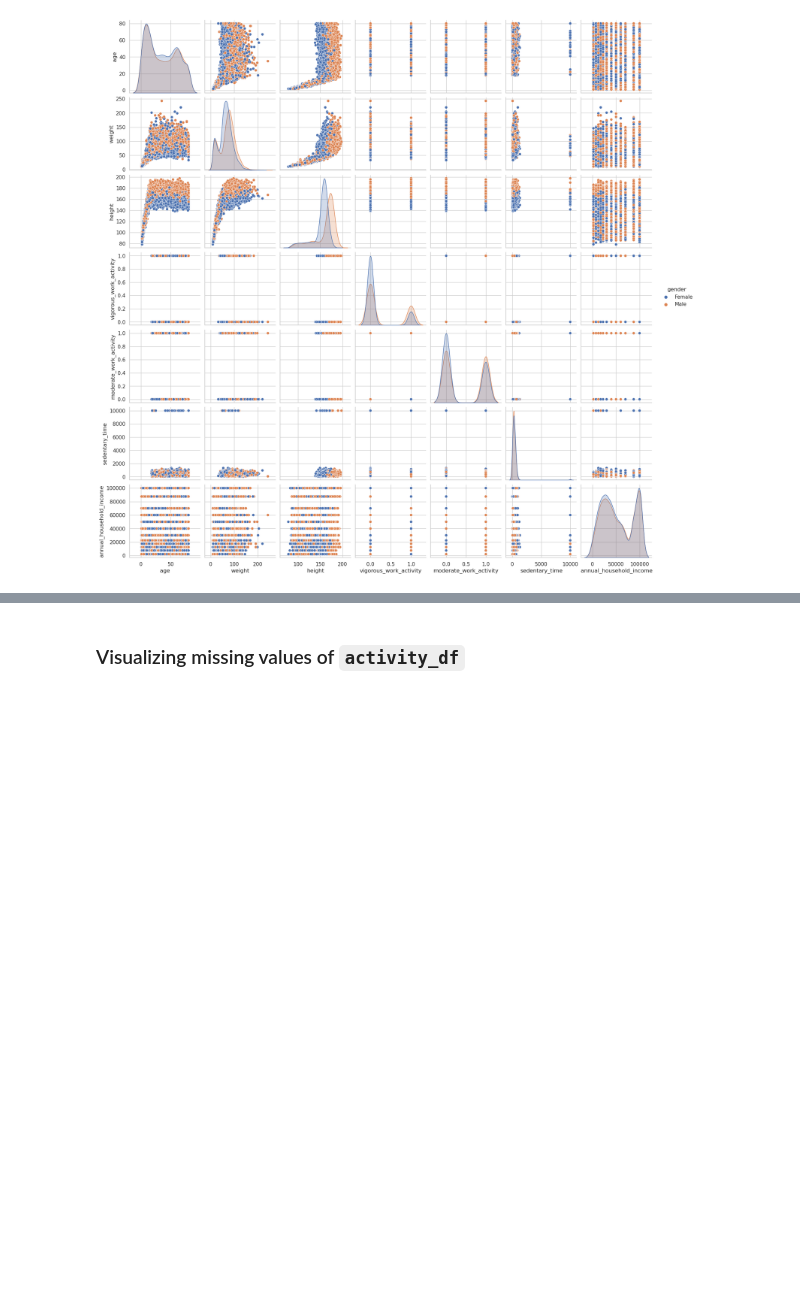
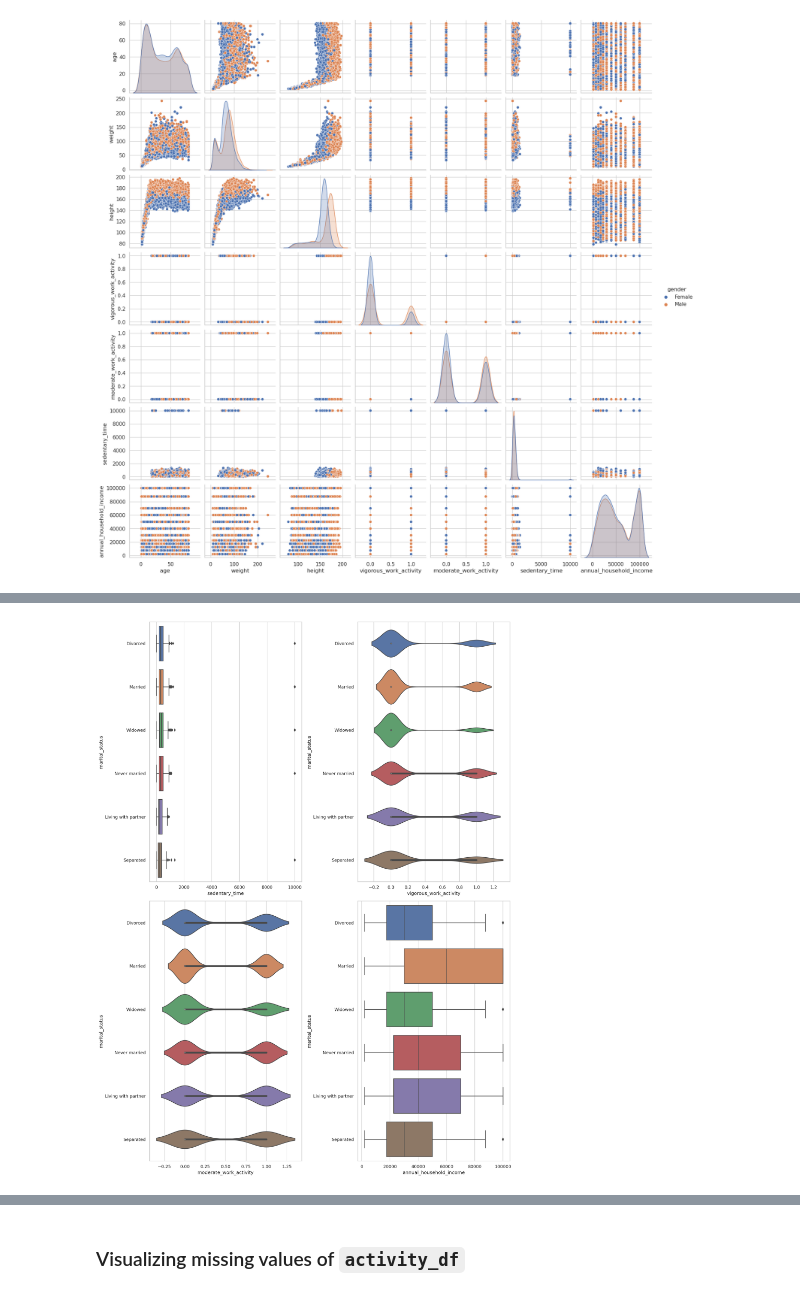
Before and after one commit to fenilenvinileno97/missing-values, a Jupyter notebook: notebooks/nhanes-imputing.ipynb, the cells around one changed output, grey strips where cells are left out. Cells and saved outputs as stored; diff of their text form; code cells hidden in the pictures; blank space fills up the shorter version.

```diff
--- a/notebooks/nhanes-imputing.ipynb
+++ b/notebooks/nhanes-imputing.ipynb
@@ -122,2 +138,11 @@ sns.pairplot(
+# %%
+fig, axes = plt.subplots(nrows=2, ncols=2, figsize=(15, 20), dpi=150)
+plot_1_axes = sns.boxplot(data=activity_df, x="sedentary_time", y="marital_status", ax=axes[0,0])
+plot_2_axes = sns.violinplot(data=activity_df, x="vigorous_work_activity", y="marital_status", showfliers=True, ax=axes[0,1])
+plot_3_axes = sns.violinplot(data=activity_df, x="moderate_work_activity", y="marital_status", showfliers=True, ax=axes[1,0])
+plot_4_axes = sns.boxplot(data=activity_df, x="annual_household_income", y="marital_status", ax=axes[1,1])
+plt.tight_layout()
+# %% [output]
+[figure, added]
 # %% [markdown]
 Our values does not present any implicit values which can modify our dramatically bias our analysis. In the case of weight and height, those outliers could be attributable to younger people, as children or short size people.
```
Also changed, not shown: parts of 30 cells of this notebook, 1 other file.
